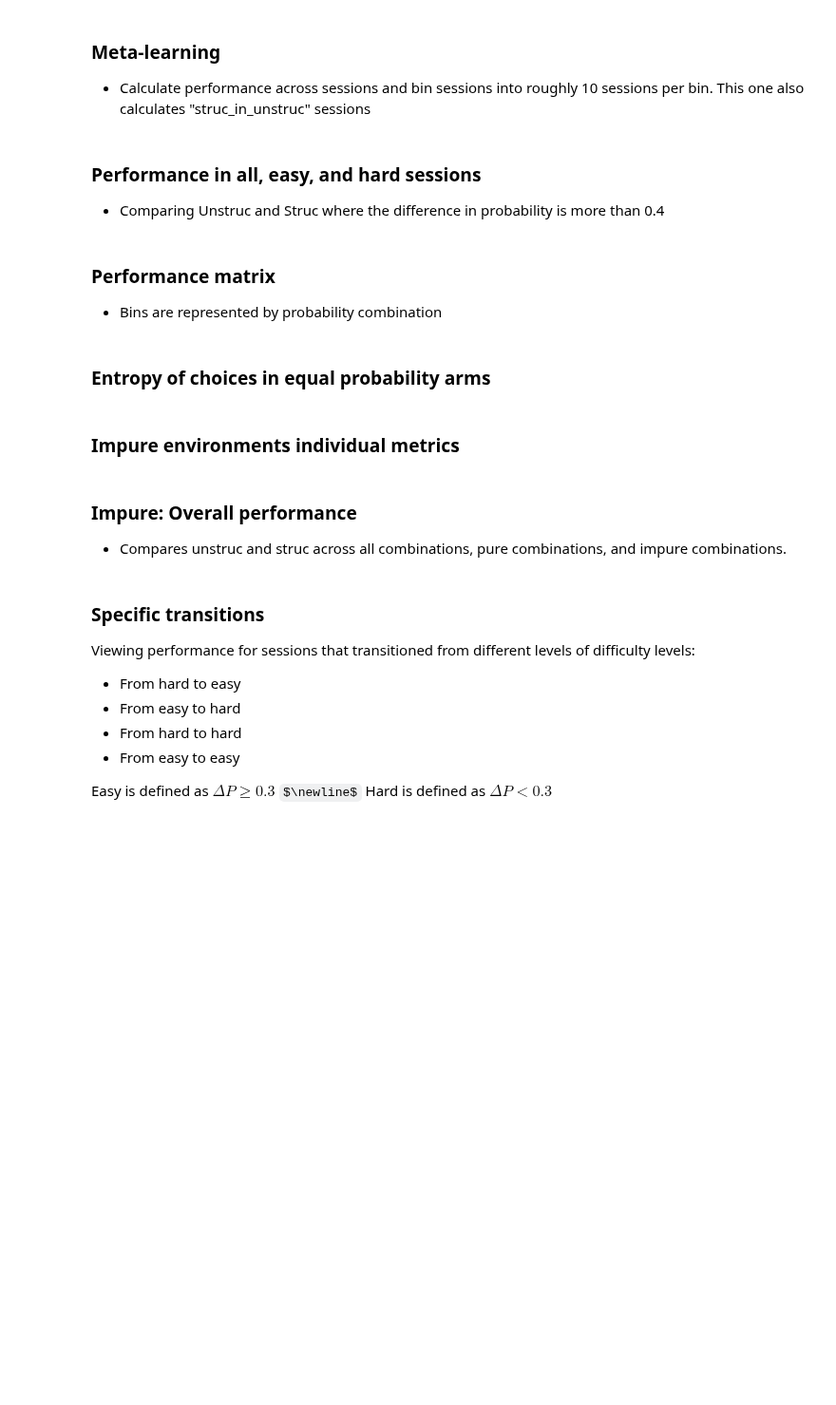
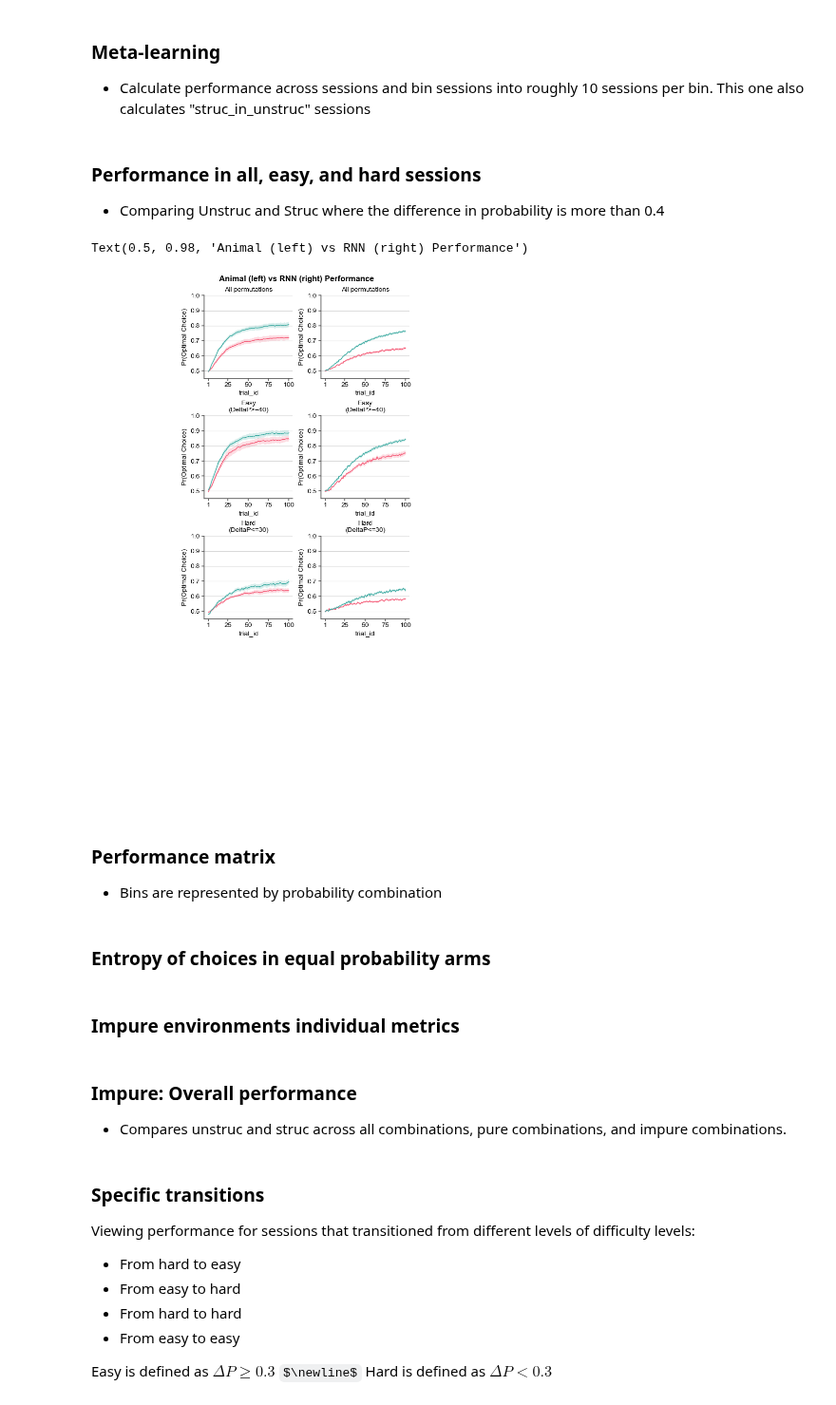
Before and after one commit to bapungiri/py_adlab_bg, a Jupyter notebook: mab_choice_performance1.ipynb, the cells around one changed output. Shown at 95% size. Drawn from its saved outputs; the diff is of its cells as text; code cells hidden in the pictures; some formulas as TeX source; blank space fills up the shorter version.

```diff
--- a/mab_choice_performance1.ipynb
+++ b/mab_choice_performance1.ipynb
@@ -65,8 +65,8 @@ import mab_subjects
 exps = (
     mab_subjects.unstruc.all_good_intact_sess
     + mab_subjects.struc.all_good_intact_sess
-    + mab_subjects.unstruc_rnn.p8020_rnn_sess
-    + mab_subjects.struc_rnn.p8020_rnn_sess
+    + mab_subjects.unstruc_rnn.p8020_good_rnn_sess
+    + mab_subjects.struc_rnn.p8020_good_rnn_sess
 )
 trial_filter = dict(min_trials=100, clip_max=100)
 
@@ -100,57 +100,66 @@ mab_subjects.GroupData().save(perf_df, "perf_difficulty_level")
 # %%
 import matplotlib.pyplot as plt
 import seaborn as sns
 from neuropy import plotting
 import mab_subjects
 import numpy as np
 from mab_colors import Palette2Arm
 from statplotannot.plots import SeabornPlotter, fix_legend
 
 df = mab_subjects.GroupData().perf_difficulty_level.latest
 
 # Filter for animal data
-# df = df[
-#     (df["dataset"] != "RNNdataset")
-#     & (df["lesion"] == "intact")
-#     & (df["paradigm"] == "8020")
-# ]
+animal_df = df[
+    (df["dataset"] != "RNNdataset")
+    & (df["lesion"] == "intact")
+    & (df["paradigm"] == "8020")
+]
 
 # Filter for RNN data
-df = df[(df["dataset"] == "RNNdataset") & (df["paradigm"] == "8020")]
+rnn_df = df[(df["dataset"] == "RNNdataset") & (df["paradigm"] == "8020")]
 
 palette = Palette2Arm().as_dict()
 
-fig = plotting.Fig(5, 3, num=1, fontsize=10)
+fig = plotting.Fig(5, 4, fontsize=10)
 hue_order = ["unstruc", "struc"]
 linestyles = ["-", "--", ":"]
 titles = [
     "All permutations",
     "Easy\n(DeltaP>=40)",
     "Hard\n(DeltaP<=30)",
 ]
 
-for i, y in enumerate(["perf", "perf_easy", "perf_hard"]):
+for d, df in enumerate([animal_df, rnn_df]):
+    for i, y in enumerate(["perf", "perf_easy", "perf_hard"]):
 
-    ax = fig.subplot(fig.gs[i])
-    plot_kw = dict(data=df, x="trial_id", y=y, hue="group", hue_order=hue_order, ax=ax)
-    sns.lineplot(
-        palette=palette,
-        lw=1.1,
-        # ls=linestyles[i],
-        ls="-",
-        err_kws=dict(edgecolor="none"),
-        errorbar="se",
-        **plot_kw,
-    )
-    ax.set_ylim(0.45, 1)
-    fix_legend(ax, only_labels=True, fw="bold", fs=10)
-    ax.grid(axis="y", zorder=-1, alpha=0.5)
-    ax.set_ylabel("Pr(Optimal Choice)")
-    ax.set_xticks([1, 25, 50, 75, 100])
-    ax.set_title(titles[i])
+        ax = fig.subplot(fig.gs[i, d + 1])
+        plot_kw = dict(
+            data=df, x="trial_id", y=y, hue="group", hue_order=hue_order, ax=ax
+        )
+        sns.lineplot(
+            palette=palette,
+            lw=1.1,
+            # ls=linestyles[i],
+            ls="-",
+            err_kws=dict(edgecolor="none"),
+            errorbar="se",
+            # style="name",
+            **plot_kw,
+        )
+        ax.set_ylim(0.45, 1)
+        ax.legend_.remove()
+        # fix_legend(ax, only_labels=True, fw="bold", fs=10)
+        ax.grid(axis="y", zorder=-1, alpha=0.5)
+        ax.set_ylabel("Pr(Optimal Choice)")
+        ax.set_xticks([1, 25, 50, 75, 100])
+        ax.set_title(titles[i])
 
-# ax.legend("")
-plt.show()
+fig.fig.suptitle(
+    "Animal (left) vs RNN (right) Performance", fontsize=12, fontweight="bold"
+)
+# %% [output]
+Text(0.5, 0.98, 'Animal (left) vs RNN (right) Performance')
+[figure, added]
 # %% [markdown]
 ### Performance matrix
 - Bins are represented by probability combination
```
Also changed, not shown: 3 other files.
